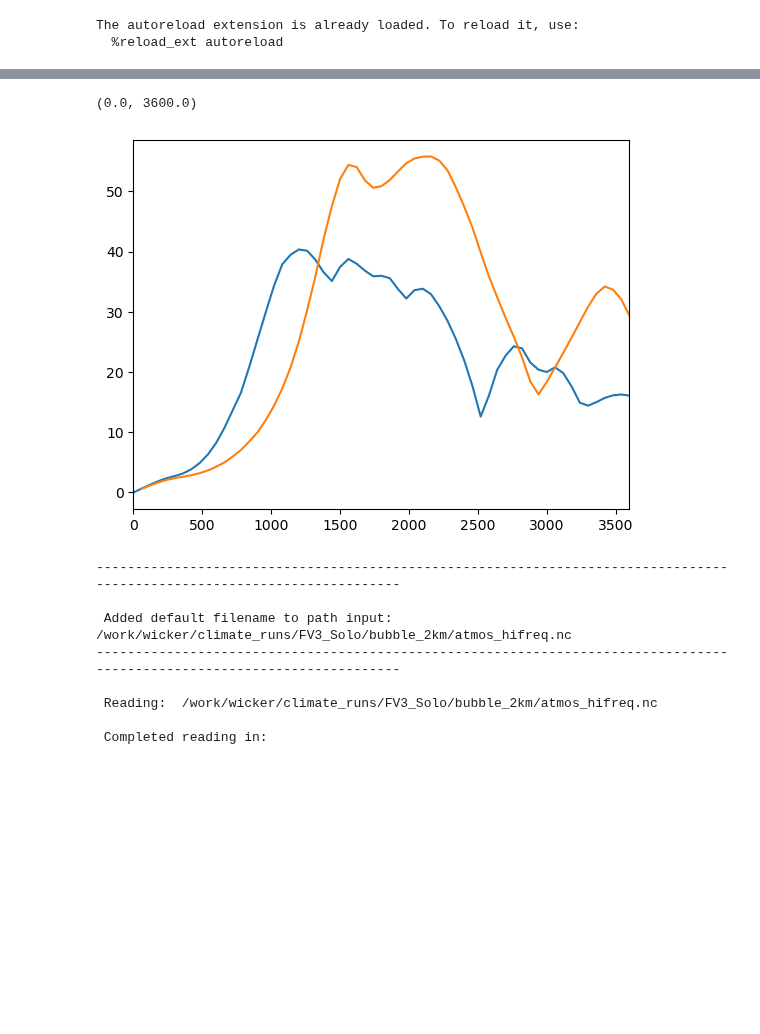
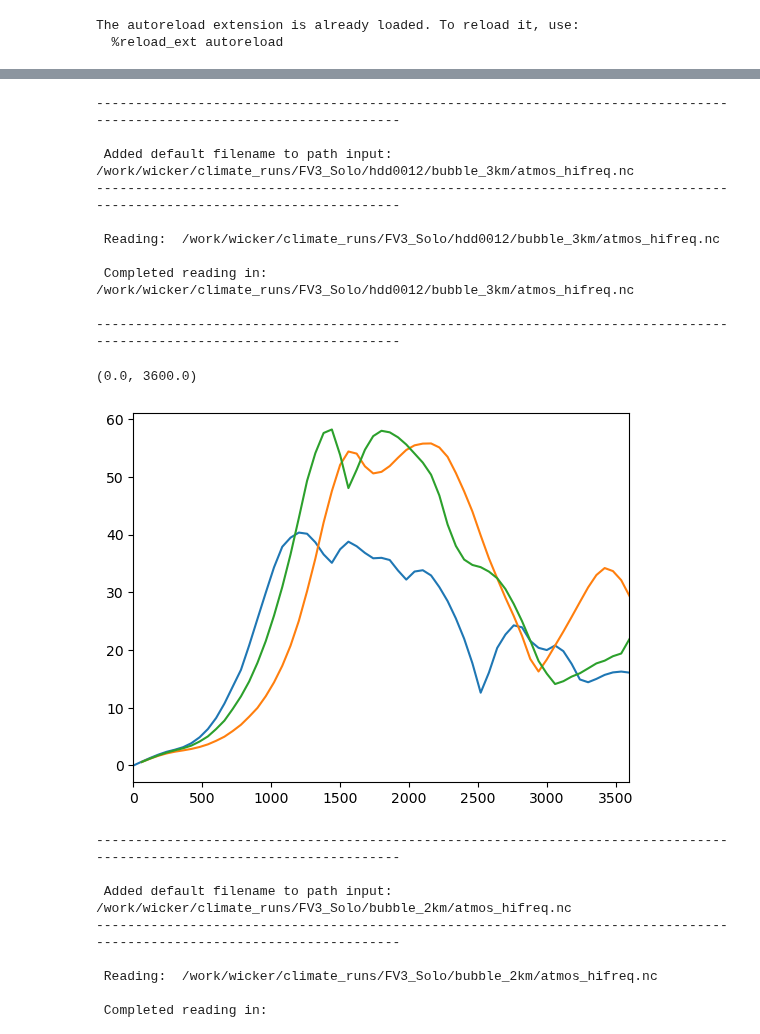
Before and after one commit to louiswicker/CAM_analysis_tools, a Jupyter notebook: ideal_cases/BubbleTimeSeries.ipynb, the cells around one changed output, grey strips where cells are left out. Drawn from its saved outputs; the diff is of its cells as text; code cells hidden in the pictures; blank space fills up the shorter version.

```diff
--- a/ideal_cases/BubbleTimeSeries.ipynb
+++ b/ideal_cases/BubbleTimeSeries.ipynb
@@ -98,11 +96,23 @@ c3 = read_cm1_fields(loc_c3, file_pattern=None, ret_obj=True, ret_dbz=False, ret
 # %%
+s31 = read_solo_fields('/work/wicker/climate_runs/FV3_Solo/hdd0012/bubble_3km', file_pattern=None, ret_obj=True, ret_dbz=False, ret_ds=False)
 # TEST plot
 plt.plot(c3.sec, c3.w.max(axis=(1,2,3)))
 plt.plot(s3.sec, s3.w.max(axis=(1,2,3)))
+plt.plot(s31.sec, s31.w.max(axis=(1,2,3)))
 plt.xlim(0,3600)
 # %% [output]
-(0.0, 3600.0)
+------------------------------------------------------------------------------------------------------------------------
+
+ Added default filename to path input:  /work/wicker/climate_runs/FV3_Solo/hdd0012/bubble_3km/atmos_hifreq.nc
+------------------------------------------------------------------------------------------------------------------------
+
+ Reading:  /work/wicker/climate_runs/FV3_Solo/hdd0012/bubble_3km/atmos_hifreq.nc
+
+ Completed reading in:  /work/wicker/climate_runs/FV3_Solo/hdd0012/bubble_3km/atmos_hifreq.nc
+
+------------------------------------------------------------------------------------------------------------------------
+(0.0, 3600.0)
-[figure, old version]
+[figure, new version]
 # %%
 s2 = read_solo_fields(loc_s2, file_pattern=None, ret_obj=True, ret_dbz=False, ret_ds=False)
 c2 = read_cm1_fields(loc_c2, file_pattern=None, ret_obj=True, ret_dbz=False, ret_ds=False)
```
Also changed, not shown: parts of 1 cell of this notebook, 3 other files.
